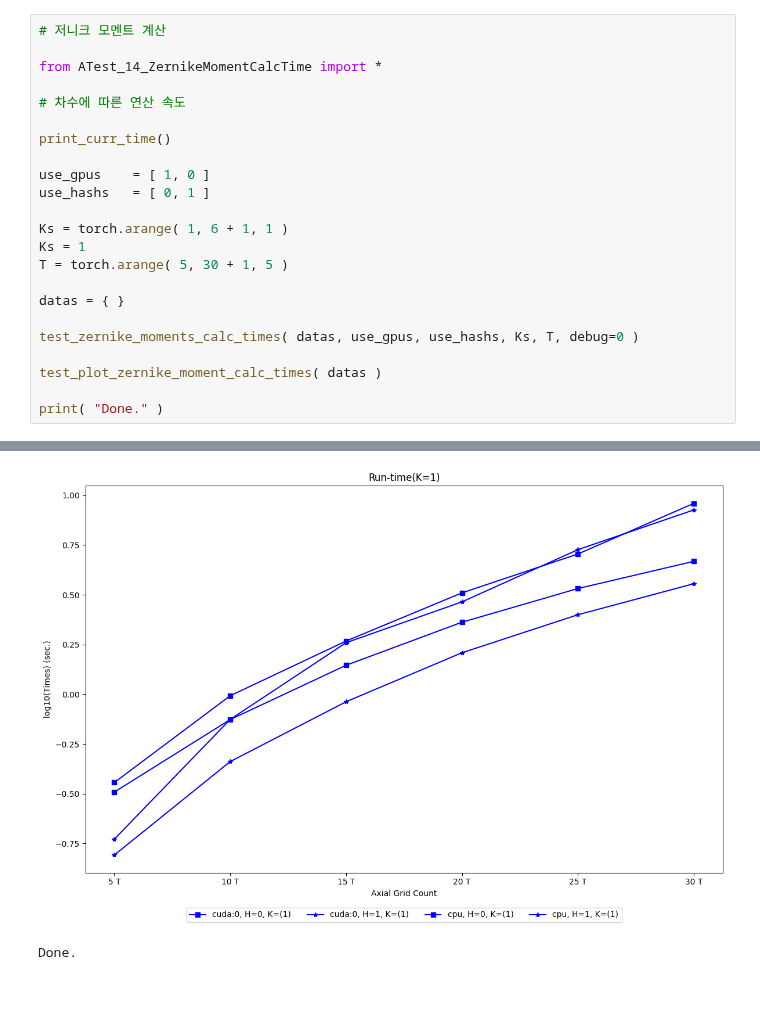
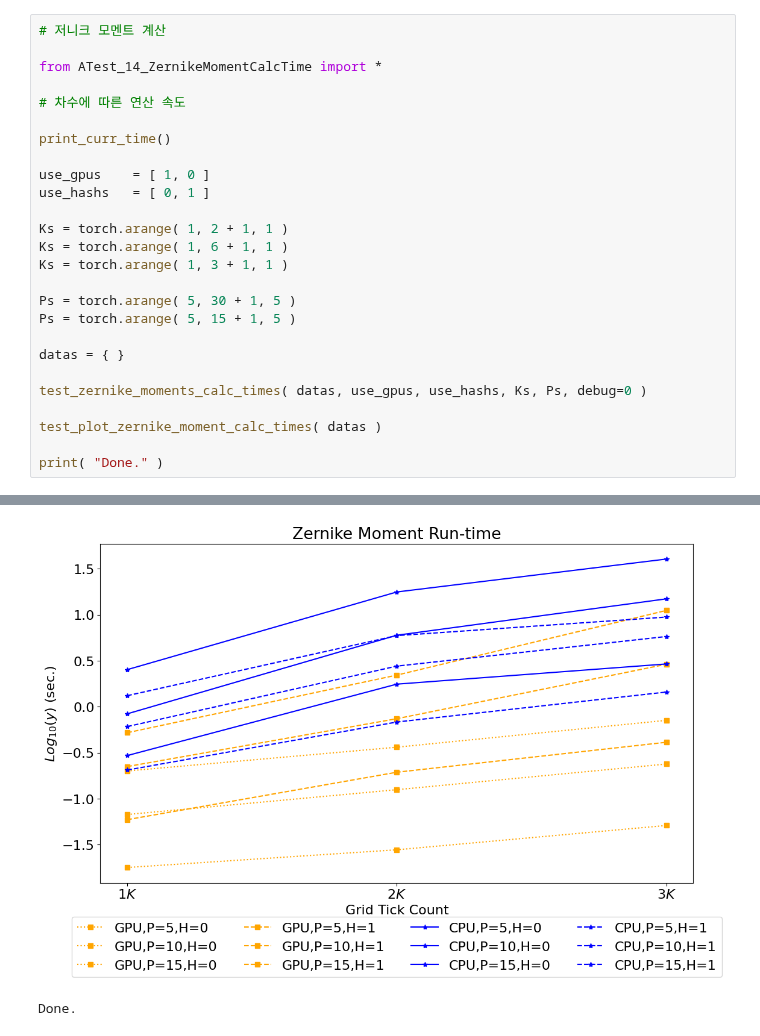
Before and after one commit to sunabove/Zernike, a Jupyter notebook: ATest_14_ZernikeMomentCalcTime.ipynb, the cells around one changed output, grey strips where cells are left out. Drawn from its saved outputs; the diff is of its cells as text; blank space fills up the shorter version.

```diff
--- a/ATest_14_ZernikeMomentCalcTime.ipynb
+++ b/ATest_14_ZernikeMomentCalcTime.ipynb
@@ -10,13 +10,16 @@ print_curr_time()
 use_gpus    = [ 1, 0 ]
 use_hashs   = [ 0, 1 ]
 
+Ks = torch.arange( 1, 2 + 1, 1 )
 Ks = torch.arange( 1, 6 + 1, 1 )
-Ks = 1
-T = torch.arange( 5, 30 + 1, 5 )
+Ks = torch.arange( 1, 3 + 1, 1 )
+
+Ps = torch.arange( 5, 30 + 1, 5 )
+Ps = torch.arange( 5, 15 + 1, 5 )
 
 datas = { }
 
-test_zernike_moments_calc_times( datas, use_gpus, use_hashs, Ks, T, debug=0 )
+test_zernike_moments_calc_times( datas, use_gpus, use_hashs, Ks, Ps, debug=0 )
 
 test_plot_zernike_moment_calc_times( datas )
 
@@ -40,4 +43,4 @@ K =  1, T = 30, Run-time =    8.44 (sec.)
 
 Plotting ....
-[figure, old version]
+[figure, new version]
 Done.
```
Also changed, not shown: parts of 1 cell of this notebook, 1 other file.
